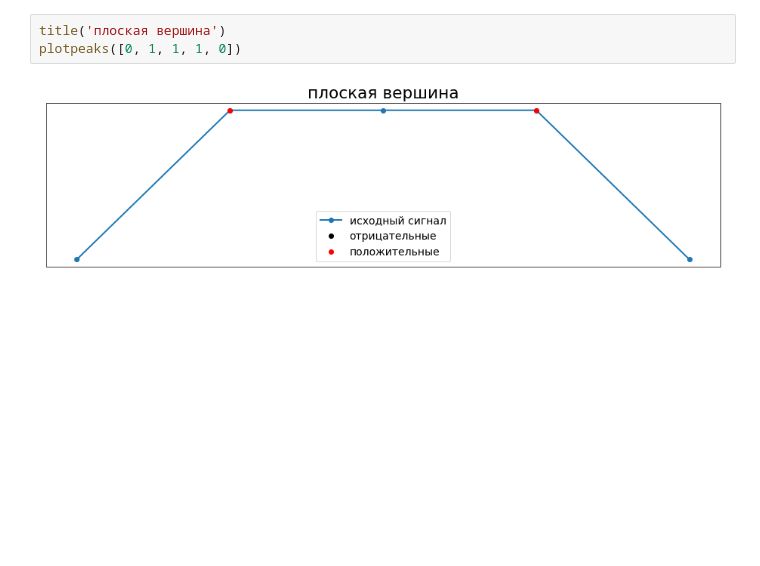
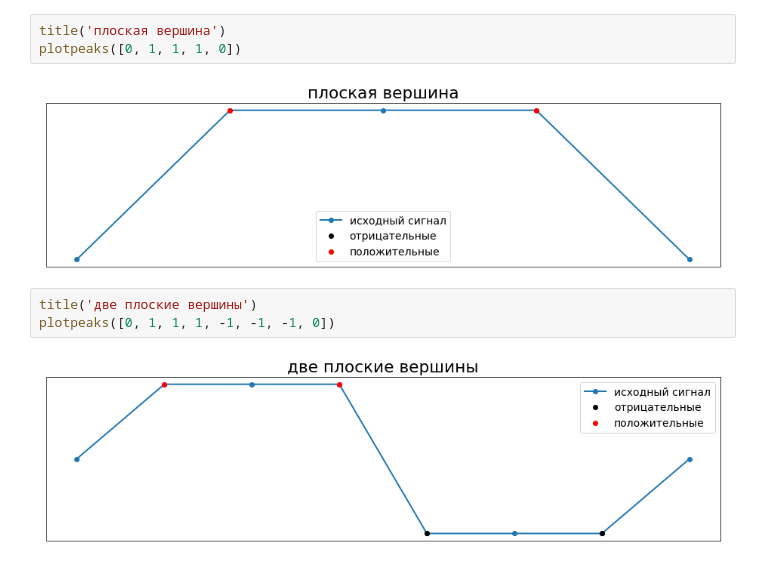
Before and after one commit to kokostek/jupyter-notebooks, a Jupyter notebook: FindPeaks.ipynb, the cells around one changed output. Saved outputs shown, nothing was run; the diff lists cells and outputs as text; blank space fills up the shorter version.

```diff
--- a/FindPeaks.ipynb
+++ b/FindPeaks.ipynb
@@ -91,3 +96,8 @@ title('плоская вершина')
 plotpeaks([0, 1, 1, 1, 0])
 # %% [output]
 [figure]
+# %%
+title('две плоские вершины')
+plotpeaks([0, 1, 1, 1, -1, -1, -1, 0])
+# %% [output]
+[figure, added]
```
Also changed, not shown: parts of 2 cells of this notebook.
